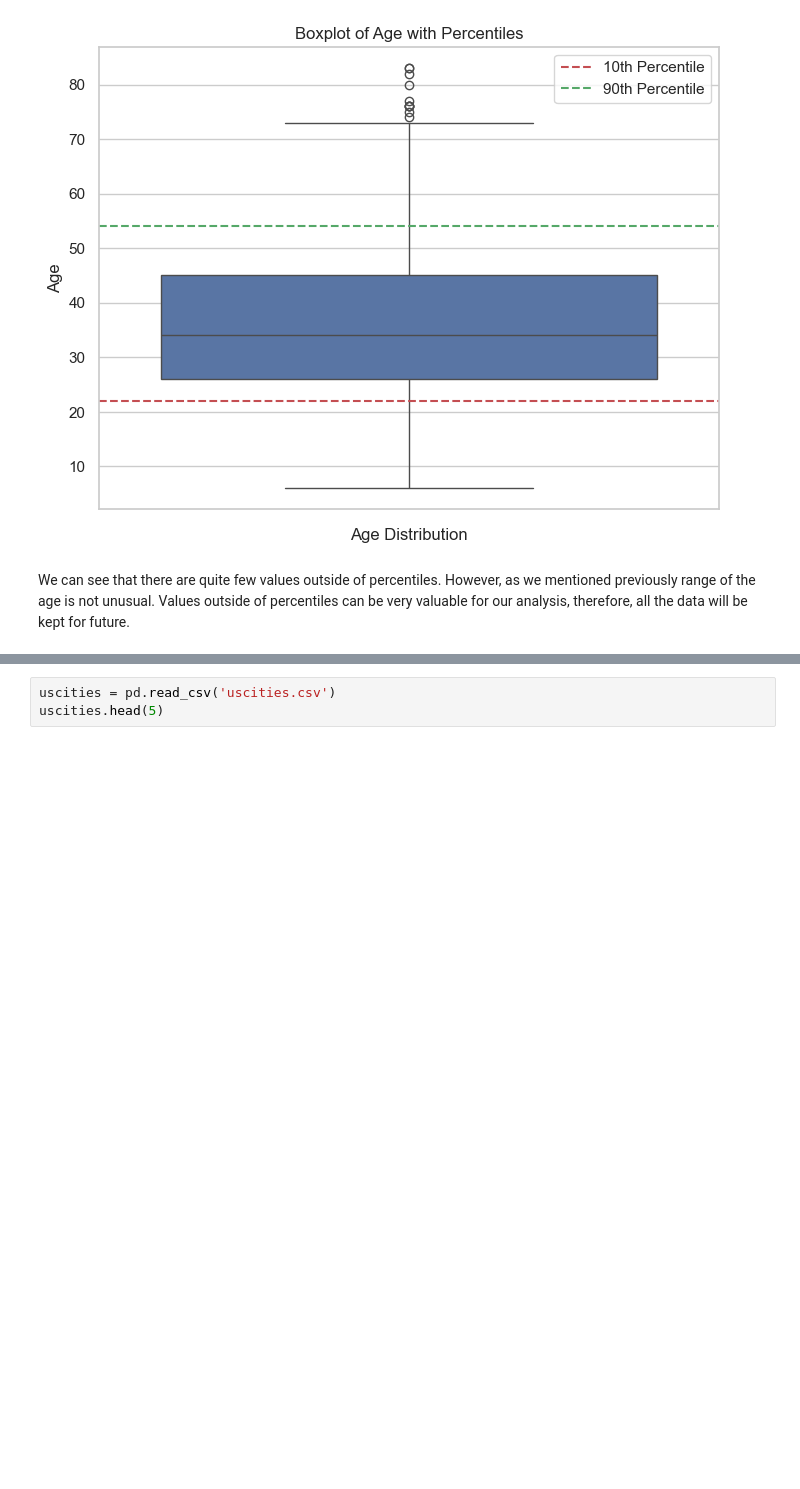
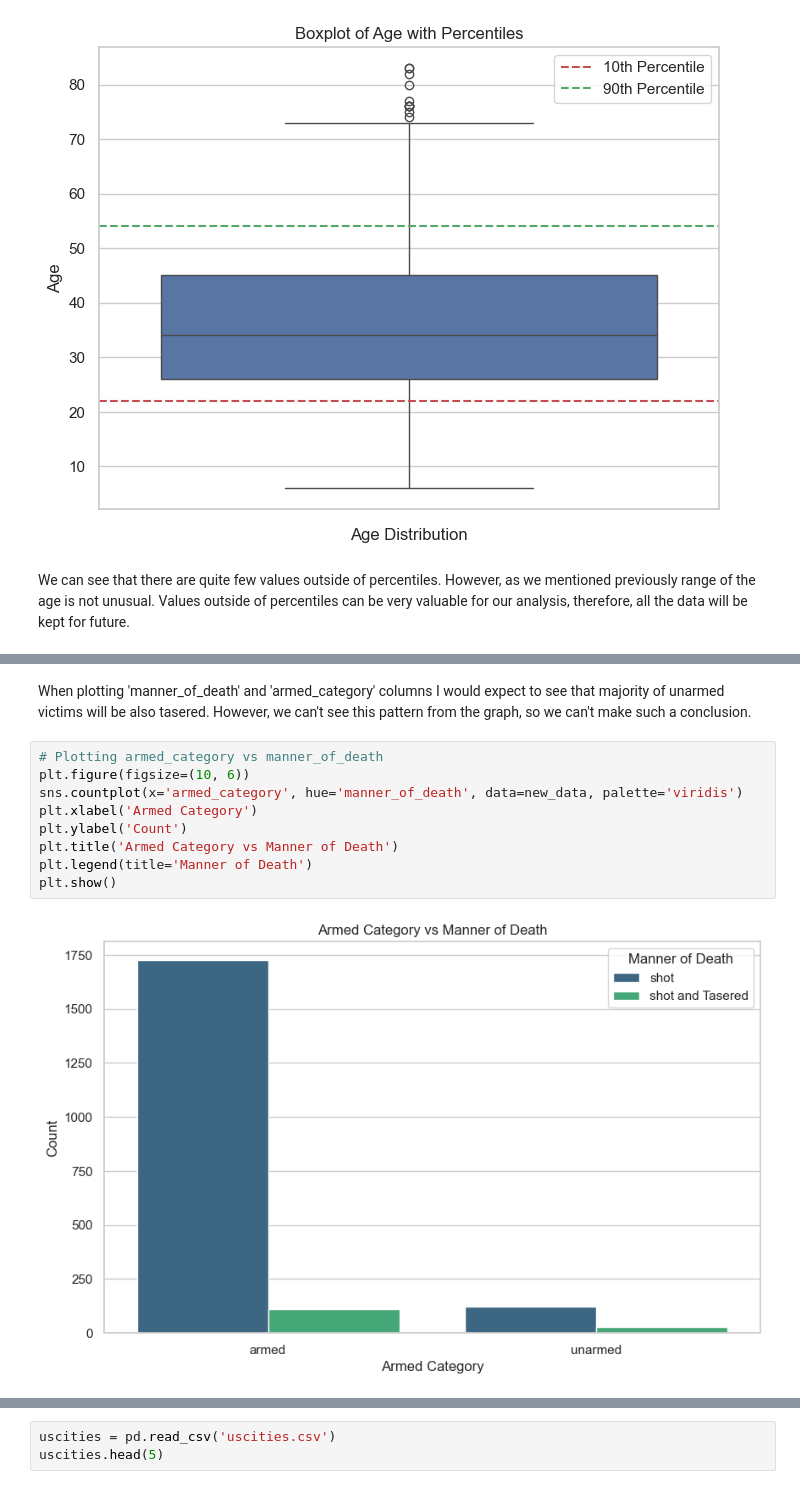
Before and after one commit to gyse3054/Turing-College, a Jupyter notebook: capstone.ipynb, the cells around one changed output, grey strips where cells are left out. Cells and saved outputs as stored; diff of their text form; blank space fills up the shorter version.

```diff
--- a/capstone.ipynb
+++ b/capstone.ipynb
@@ -226,0 +309,13 @@ We can see that there are quite few values outside of percentiles. However, as w
+# %% [markdown]
+When plotting 'manner_of_death' and 'armed_category' columns I would expect to see that majority of unarmed victims will be also tasered. However, we can't see this pattern from the graph, so we can't make such a conclusion.
+# %%
+# Plotting armed_category vs manner_of_death
+plt.figure(figsize=(10, 6))
+sns.countplot(x='armed_category', hue='manner_of_death', data=new_data, palette='viridis')
+plt.xlabel('Armed Category')
+plt.ylabel('Count')
+plt.title('Armed Category vs Manner of Death')
+plt.legend(title='Manner of Death')
+plt.show()
+# %% [output]
+[figure, added]
```
Also changed, not shown: parts of 38 cells of this notebook.
